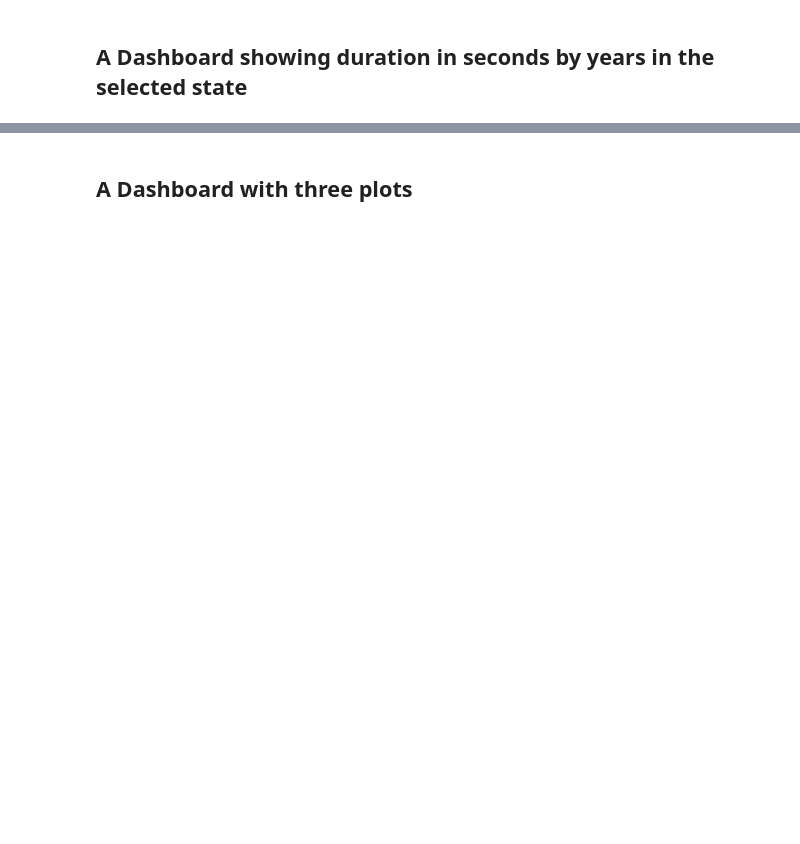
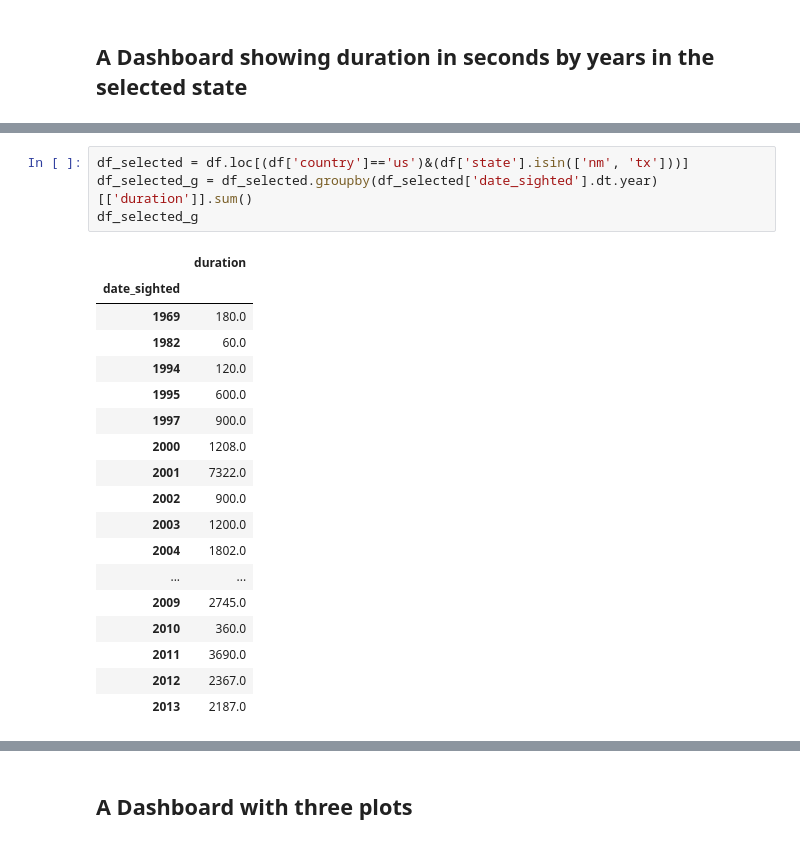
Before and after one commit to UIUC-iSchool-DataViz/spr2024, a Jupyter notebook: week07/lecture_13_timeseries_and_map.ipynb, the cells around one changed output, grey strips where cells are left out. Drawn from its saved outputs; the diff is of its cells as text; blank space fills up the shorter version.

```diff
--- a/week07/lecture_13_timeseries_and_map.ipynb
+++ b/week07/lecture_13_timeseries_and_map.ipynb
@@ -415,0 +667,23 @@ HBox(children=(Figure(axes=[Axis(label='Country', scale=OrdinalScale()), Axis(la
+# %%
+df_selected = df.loc[(df['country']=='us')&(df['state'].isin(['nm', 'tx']))]
+df_selected_g = df_selected.groupby(df_selected['date_sighted'].dt.year)[['duration']].sum()
+df_selected_g
+# %% [output]
+|  | duration |
+| date_sighted |  |
+| 1969 | 180.0 |
+| 1982 | 60.0 |
+| 1994 | 120.0 |
+| 1995 | 600.0 |
+| 1997 | 900.0 |
+| 2000 | 1208.0 |
+| 2001 | 7322.0 |
+| 2002 | 900.0 |
+| 2003 | 1200.0 |
+| 2004 | 1802.0 |
+| ... | ... |
+| 2009 | 2745.0 |
+| 2010 | 360.0 |
+| 2011 | 3690.0 |
+| 2012 | 2367.0 |
+| 2013 | 2187.0 |
```
Also changed, not shown: parts of 29 cells of this notebook.
